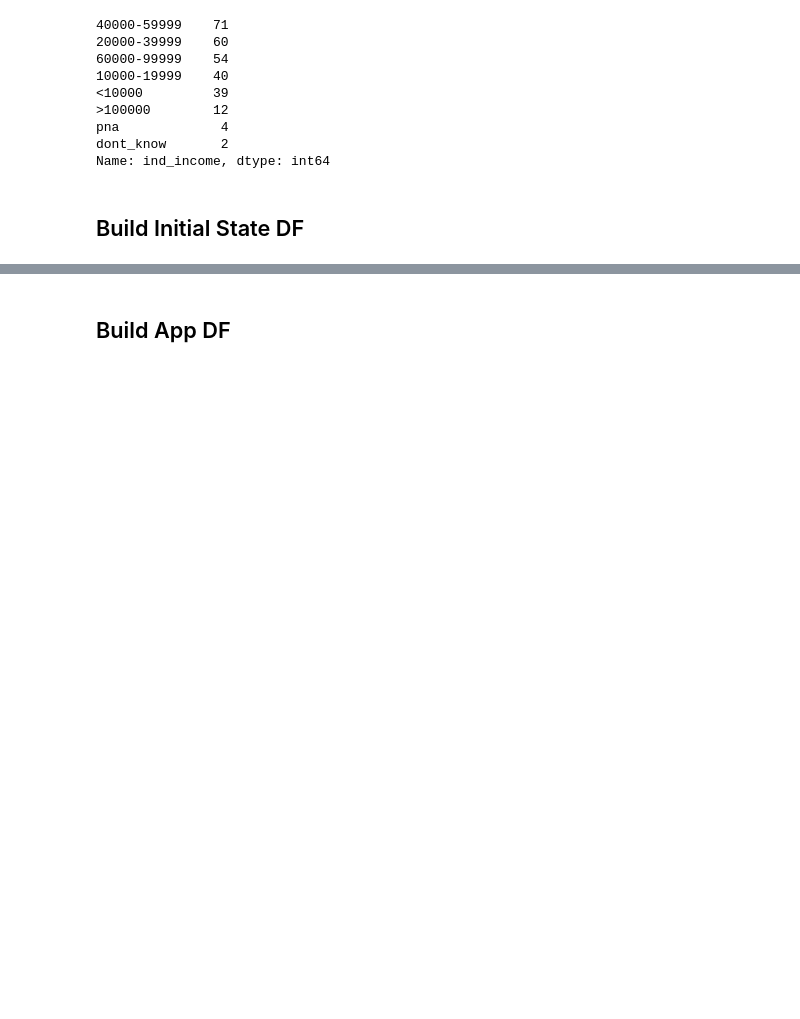
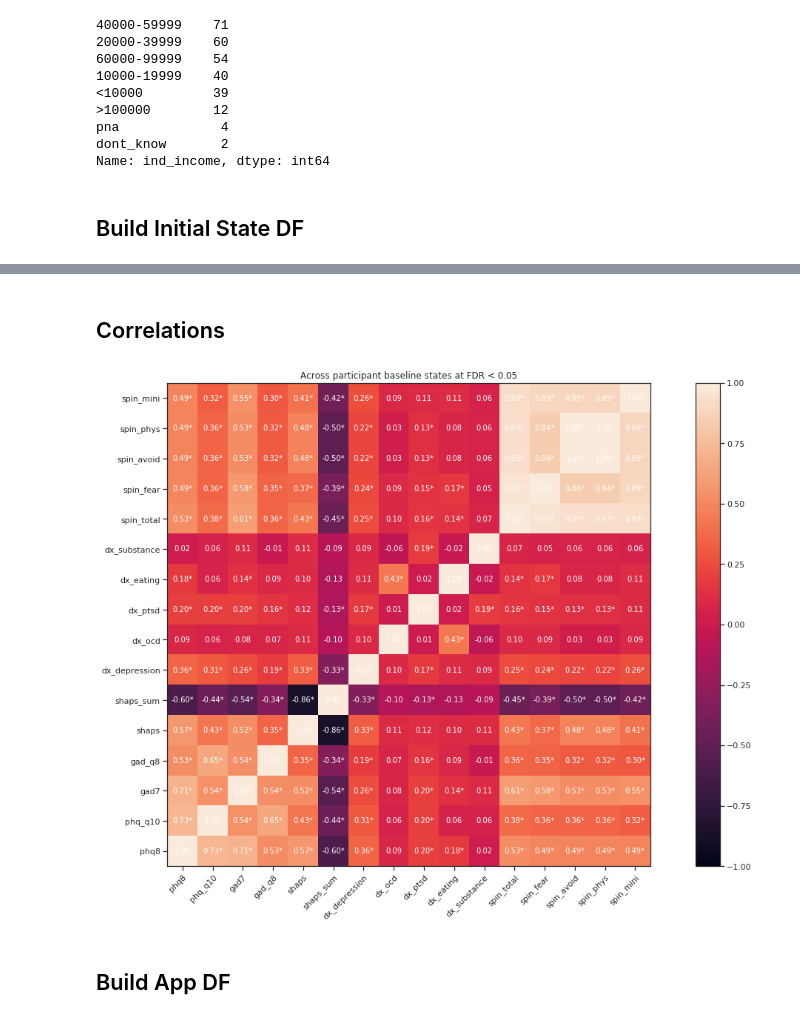
Before and after one commit to tliu526/lifesense, a Jupyter notebook: social_media_exploration.ipynb, the cells around one changed output, grey strips where cells are left out. Cells and saved outputs as stored; diff of their text form; code cells hidden in the pictures; blank space fills up the shorter version.

Commit message:
update app correlations

```diff
--- a/social_media_exploration.ipynb
+++ b/social_media_exploration.ipynb
@@ -285,2 +337,12 @@ init_df.head()
+# %% [markdown]
+## Correlations
+# %%
+corr_df = init_df.copy()
+corr_df = corr_df.drop(['pid', 'study_id'], axis='columns')
+corrs, _, p_vals = run_r_corr(corr_df)
+plt = build_corr_mat(corrs, p_vals, corr_df.columns.values, 'Across participant baseline states at FDR < 0.05', 0.05, figsize=[22,12])
+plt.show()
+# %% [output]
+[figure, added]
 # %% [markdown]
 ## Build App DF
```
Also changed, not shown: parts of 79 cells of this notebook.
